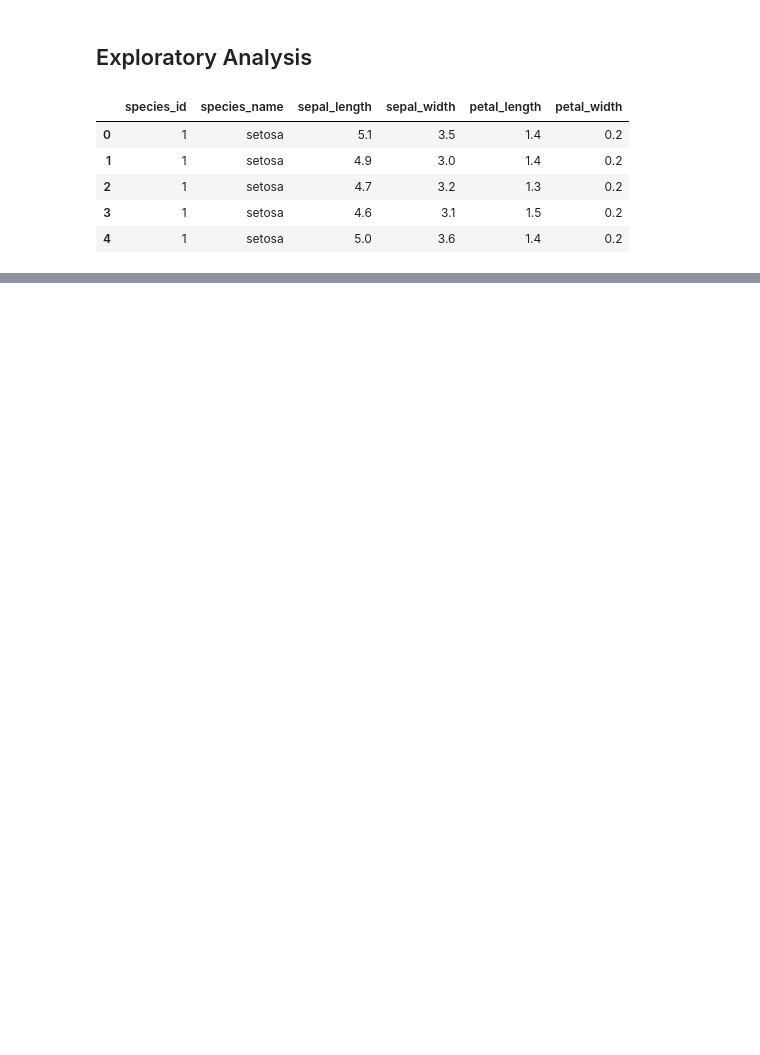
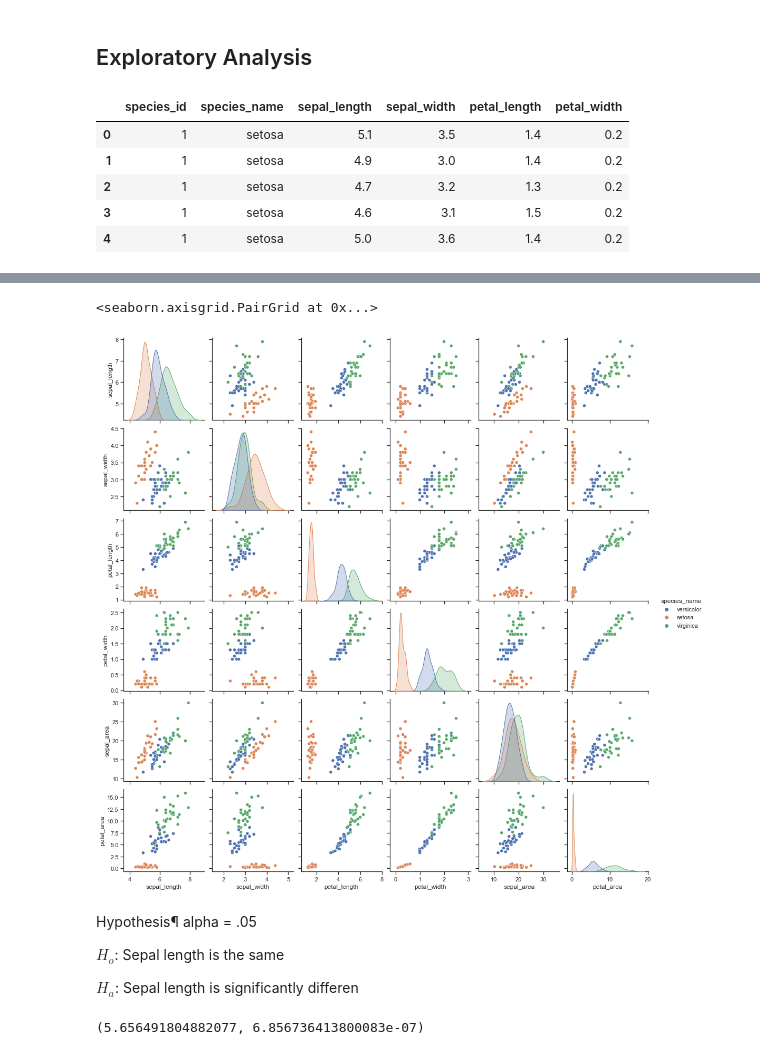
Before and after one commit to albertopuentes/classification-exercises, a Jupyter notebook: classification_exercises.ipynb, the cells around one changed output, grey strips where cells are left out. Drawn from its saved outputs; the diff is of its cells as text; code cells hidden in the pictures; blank space fills up the shorter version.

```diff
--- a/classification_exercises.ipynb
+++ b/classification_exercises.ipynb
@@ -472,0 +648,8 @@ train.sepal_length.hist()
+# %%
+sns.set_theme(style="ticks")
+
+df = iris_train
+sns.pairplot(df, hue="species_name")
+# %% [output]
+<seaborn.axisgrid.PairGrid at 0x...>
+[figure, added]
@@ -472,0 +659,7 @@ train.sepal_length.hist()
+# %% [markdown]
+Hypothesis¶
+alpha = .05
+
+$H_o$: Sepal length is the same
+
+$H_a$: Sepal length is significantly differen
@@ -472,0 +671,6 @@ train.sepal_length.hist()
+# %%
+t,p = stats.ttest_ind(x, y, equal_var= False)
+
+t, p
+# %% [output]
+(5.656491804882077, 6.856736413800083e-07)
```
Also changed, not shown: parts of 89 cells of this notebook.
